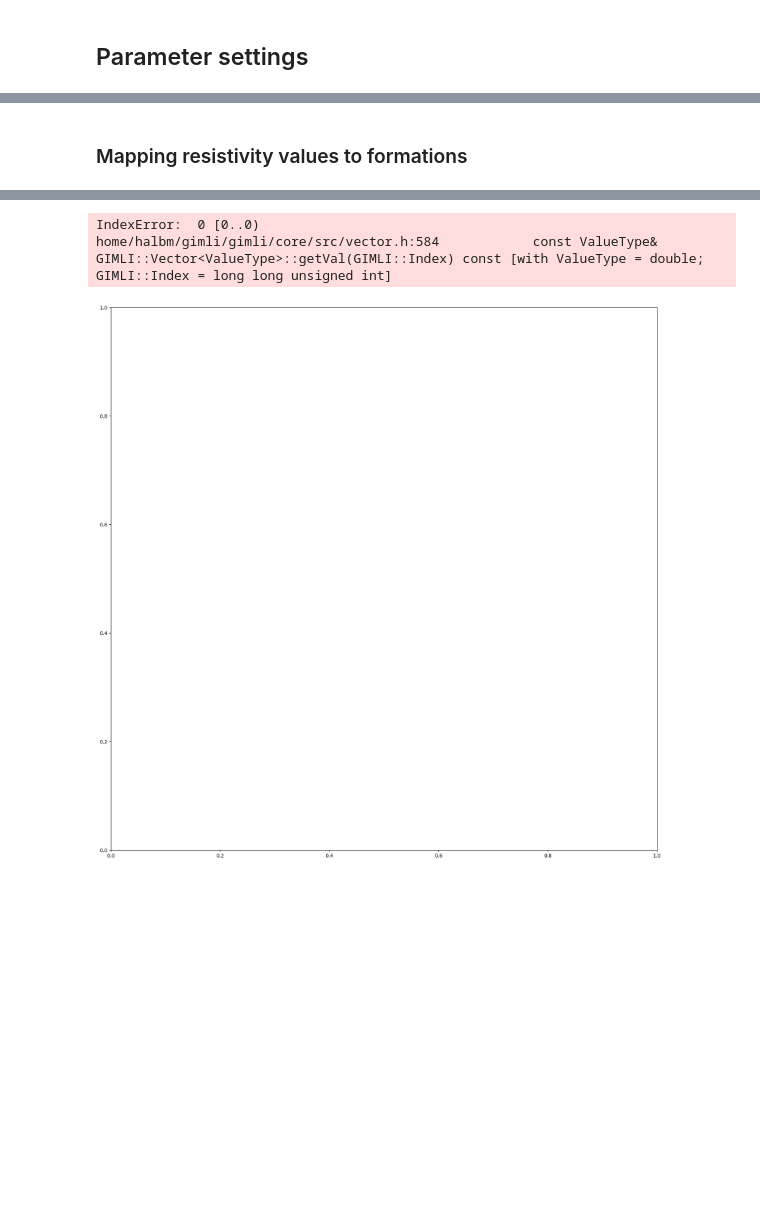
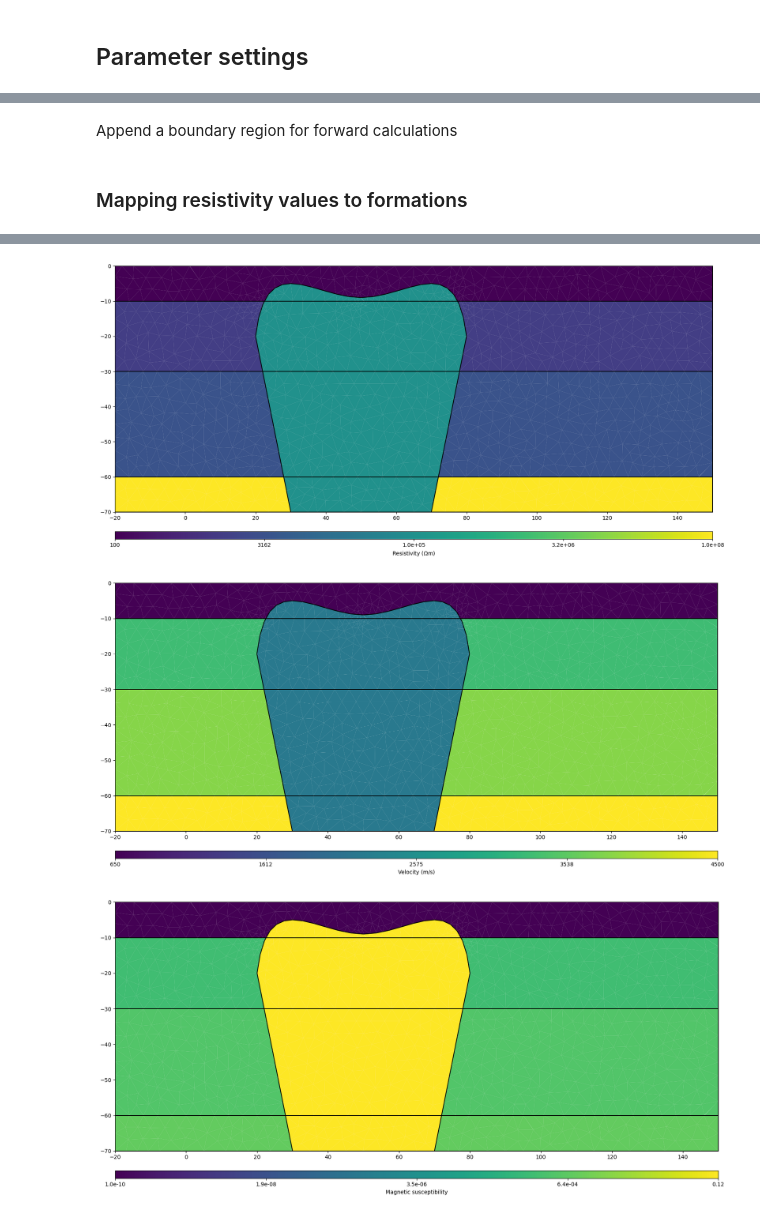
Before and after one commit to ZiegAnt/ResearchModule, a Jupyter notebook: RM_pygimli_computations.ipynb, the cells around one changed output, grey strips where cells are left out. Saved outputs shown, nothing was run; the diff lists cells and outputs as text; code cells hidden in the pictures; blank space fills up the shorter version.

```diff
--- a/RM_pygimli_computations.ipynb
+++ b/RM_pygimli_computations.ipynb
@@ -86,0 +124,2 @@ Text(1.5, 14.5, 'Diatreme')
+# %% [markdown]
+Append a boundary region for forward calculations
@@ -87,10 +128,18 @@ Text(1.5, 14.5, 'Diatreme')
 # %% [markdown]
 ### Mapping resistivity values to formations
 # %%
-#Mapping typical resistance values to units
-rhomap = [[0,1],[1,basement.rho], [2,CSS.rho], [3,SS.rho], [4,Soil.rho], [5,Diatreme.rho]]
+#Mapping typical matrial properties to units
+rhomap = [[1,Soil.rho], [2,SS.rho], [3,CSS.rho], [4,basement.rho], [5,Diatreme.rho]]
+vmap = [[1,Soil.v],[2,SS.v],[3,CSS.v],[4,basement.v], [5,Diatreme.v]]
+kmap = [[1,Soil.k],[2,SS.k], [3,CSS.k], [4,basement.k], [5,Diatreme.k]]
 
 #mesh = mt.createMesh(world)
 fig, ax = plt.subplots(figsize=(20, 20))
-pg.show(world, ax=ax, data = rhomap, label = pg.unit('res'), colorBar =True)
+pg.show(geom_mesh, ax=ax, data = rhomap, label = pg.unit('res'), colorBar =True, logScale=True)
+
+fig, ax = plt.subplots(figsize=(20, 20))
+pg.show(geom_mesh, ax=ax, data = vmap, label = pg.unit('vel'), colorBar =True, logScale=False)
+
+fig, ax = plt.subplots(figsize=(20, 20))
+pg.show(geom_mesh, ax=ax, data = kmap, label = 'Magnetic susceptibility', colorBar =True, logScale=True)
 # %% [output]
@@ -103,3 +147,3 @@ pg.show(world, ax=ax, data = rhomap, label = pg.unit('res'), colorBar =True)
-IndexError:  0 [0..0)
-home/halbm/gimli/gimli/core/src/vector.h:584            const ValueType& GIMLI::Vector<ValueType>::getVal(GIMLI::Index) const [with ValueType = double; GIMLI::Index = long long unsigned int]
-[figure, old version]
+[figure, new version]
+[figure, added]
+[figure, added]
```
Also changed, not shown: parts of 14 cells of this notebook, 6 other files.
